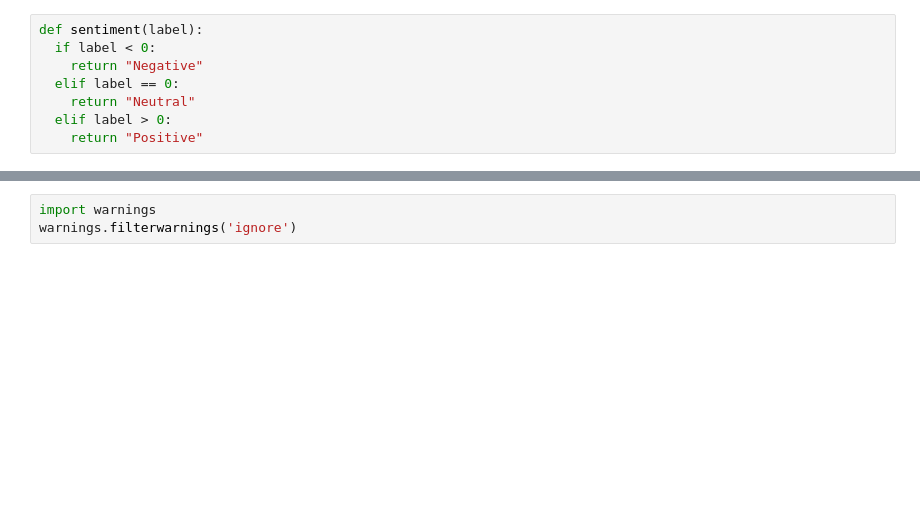
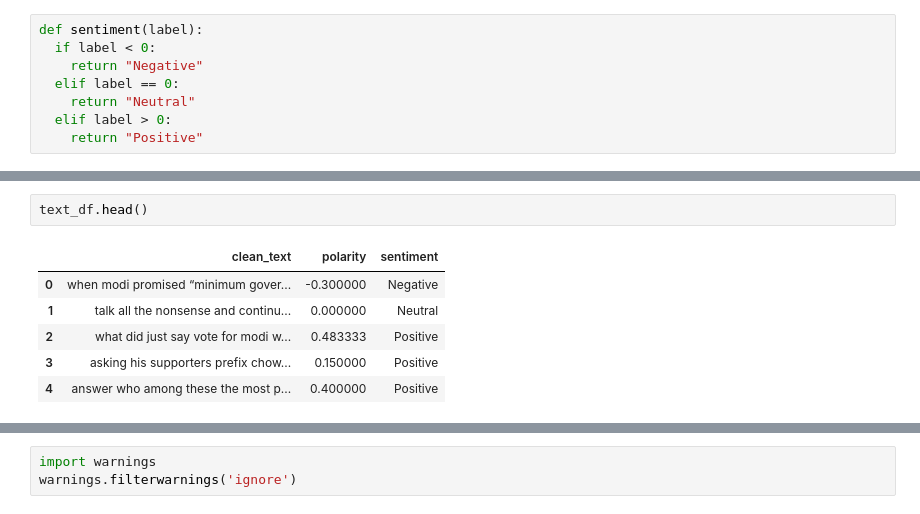
Before and after one commit to Emmanuel-9/myPersonalityTrait, a Jupyter notebook: Sentiment_Analysis.ipynb, the cells around one changed output, grey strips where cells are left out. Cells and saved outputs as stored; diff of their text form; blank space fills up the shorter version.

```diff
--- a/Sentiment_Analysis.ipynb
+++ b/Sentiment_Analysis.ipynb
@@ -247,3 +231,12 @@ KeyError: ignored
+# %%
+text_df.head()
+# %% [output]
+|  | clean_text | polarity | sentiment |
+| 0 | when modi promised “minimum gover... | -0.300000 | Negative |
+| 1 | talk all the nonsense and continu... | 0.000000 | Neutral |
+| 2 | what did just say vote for modi w... | 0.483333 | Positive |
+| 3 | asking his supporters prefix chow... | 0.150000 | Positive |
+| 4 | answer who among these the most p... | 0.400000 | Positive |
 # %%
 fig = plt.figure(figsize=(5,5))
 sns.countplot(x='sentiment', data = text_df)
```
Also changed, not shown: parts of 45 cells of this notebook.
